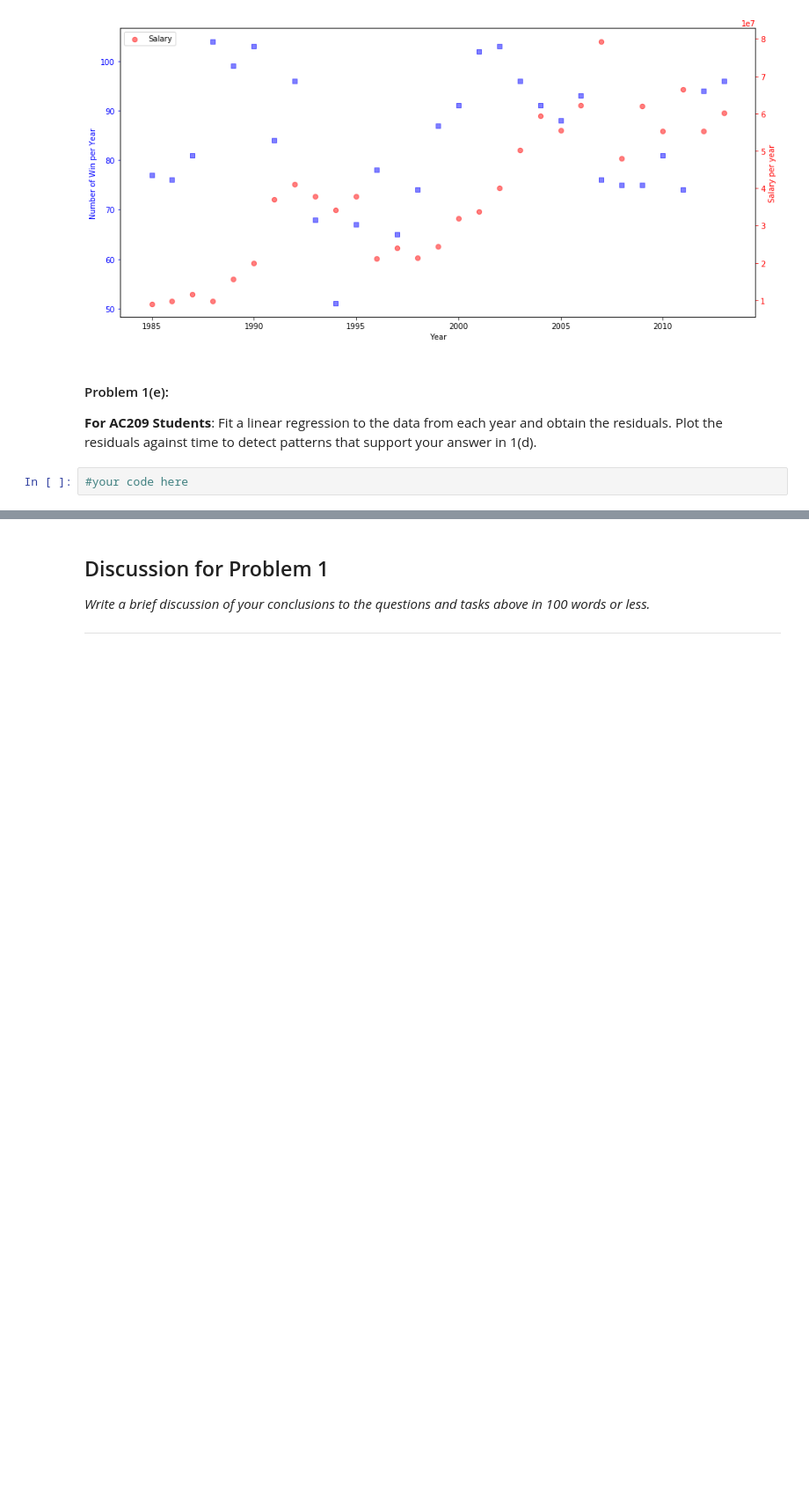
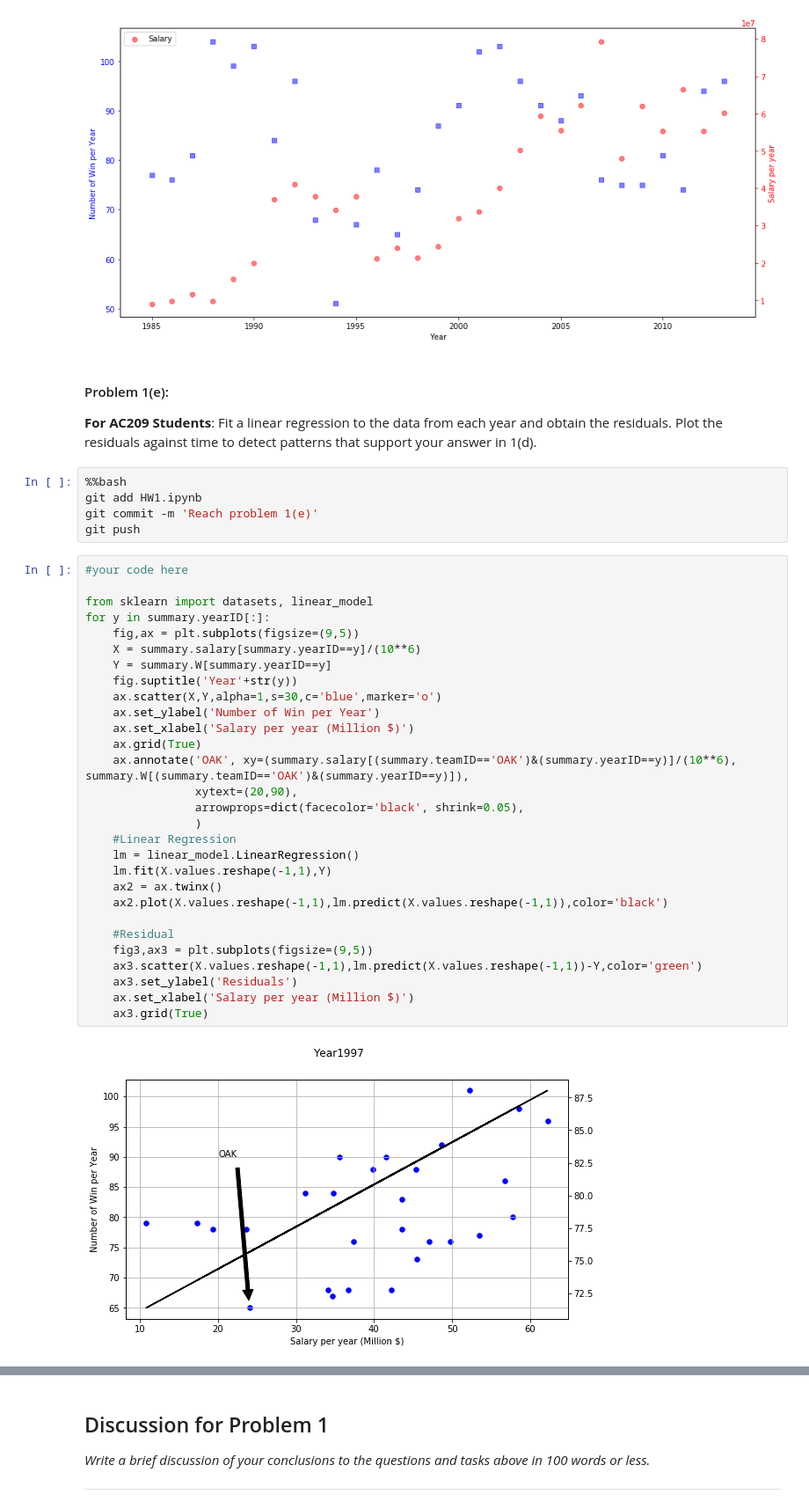
Before and after one commit to Theerit/2014, a Jupyter notebook: homework/HW1.ipynb, the cells around one changed output, grey strips where cells are left out. Shown at 88% size. Saved outputs shown, nothing was run; the diff lists cells and outputs as text; blank space fills up the shorter version.

Commit message:
Reach problem 1(e)

```diff
--- a/homework/HW1.ipynb
+++ b/homework/HW1.ipynb
@@ -180,5 +175,39 @@ plt.legend(loc='upper left');
 #### Problem 1(e):
 
 **For AC209 Students**: Fit a linear regression to the data from each year and obtain the residuals. Plot the residuals against time to detect patterns that support your answer in 1(d).
-# %%
-#your code here
+# %%
+%%bash
+git add HW1.ipynb
+git commit -m 'Reach problem 1(e)'
+git push
+# %%
+#your code here
+
+from sklearn import datasets, linear_model
+for y in summary.yearID[:]:
+    fig,ax = plt.subplots(figsize=(9,5))
+    X = summary.salary[summary.yearID==y]/(10**6)
+    Y = summary.W[summary.yearID==y]
+    fig.suptitle('Year'+str(y))
+    ax.scatter(X,Y,alpha=1,s=30,c='blue',marker='o')
+    ax.set_ylabel('Number of Win per Year')
+    ax.set_xlabel('Salary per year (Million $)')
+    ax.grid(True)
+    ax.annotate('OAK', xy=(summary.salary[(summary.teamID=='OAK')&(summary.yearID==y)]/(10**6), summary.W[(summary.teamID=='OAK')&(summary.yearID==y)]),
+                xytext=(20,90),
+                arrowprops=dict(facecolor='black', shrink=0.05),
+                )
+    #Linear Regression
+    lm = linear_model.LinearRegression()
+    lm.fit(X.values.reshape(-1,1),Y)
+    ax2 = ax.twinx()
+    ax2.plot(X.values.reshape(-1,1),lm.predict(X.values.reshape(-1,1)),color='black')
+
+    #Residual
+    fig3,ax3 = plt.subplots(figsize=(9,5))
+    ax3.scatter(X.values.reshape(-1,1),lm.predict(X.values.reshape(-1,1))-Y,color='green')
+    ax3.set_ylabel('Residuals')
+    ax.set_xlabel('Salary per year (Million $)')
+    ax3.grid(True)
+# %% [output]
+[figure, added]
```
Also changed, not shown: parts of 2 cells of this notebook.
